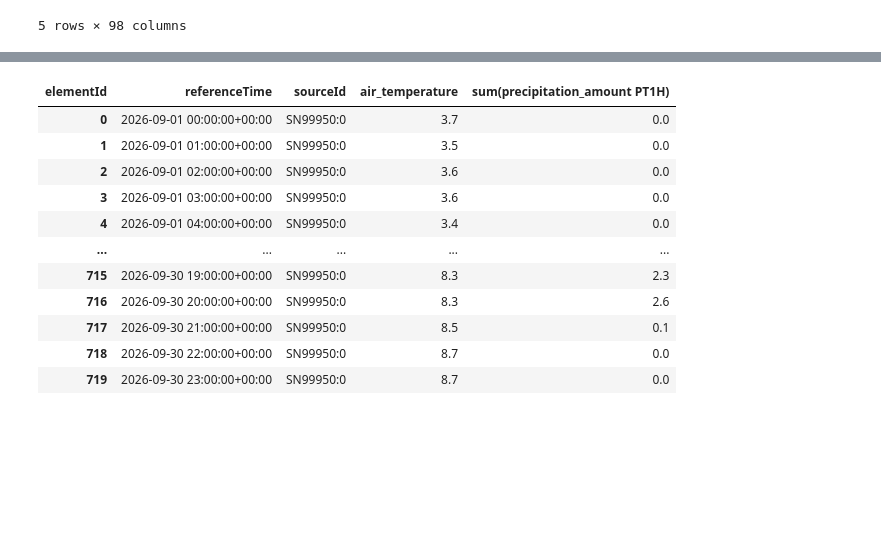
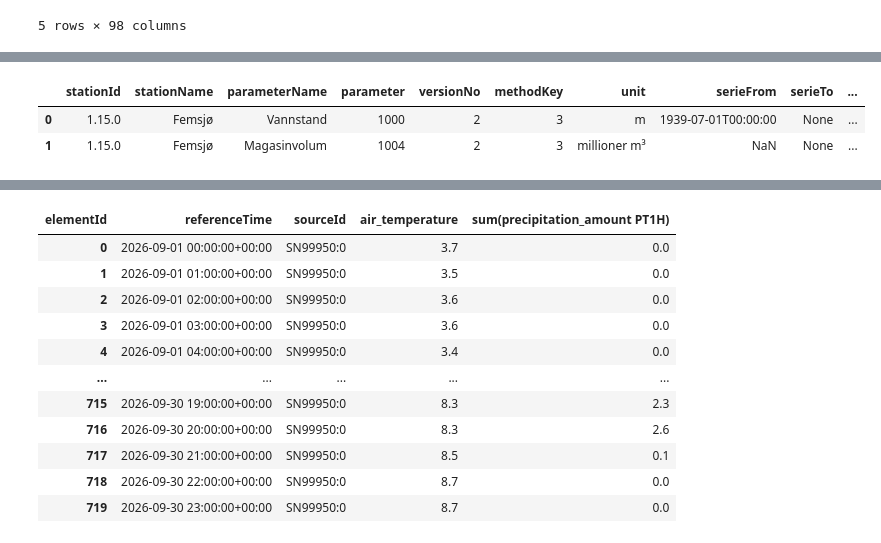
Before and after one commit to Lam-V-Nguyen/HydroAI-Fjord-Platform, a Jupyter notebook: dataDownload.ipynb, the cells around one changed output, grey strips where cells are left out. Saved outputs shown, nothing was run; the diff lists cells and outputs as text; code cells hidden in the pictures; blank space fills up the shorter version.

```diff
--- a/dataDownload.ipynb
+++ b/dataDownload.ipynb
@@ -38,0 +56,21 @@ obs.head()
+# %%
+url_series = f"{url}/Series"
+station_id = '1.15.0'
+params = {
+    "StationId": station_id
+}
+response = requests.get(
+    url_series,
+    headers=headers,
+    params=params,
+    timeout=30
+)
+
+response.raise_for_status()
+
+series_data = response.json()
+pd.DataFrame(series_data['data'])
+# %% [output]
+|  | stationId | stationName | parameterName | parameter | versionNo | methodKey | unit | serieFrom | serieTo | ... |
+| 0 | 1.15.0 | Femsjø | Vannstand | 1000 | 2 | 3 | m | 1939-07-01T00:00:00 | None | ... |
+| 1 | 1.15.0 | Femsjø | Magasinvolum | 1004 | 2 | 3 | millioner m³ | NaN | None | ... |
```
Also changed, not shown: parts of 3 cells of this notebook, 3 other files.
